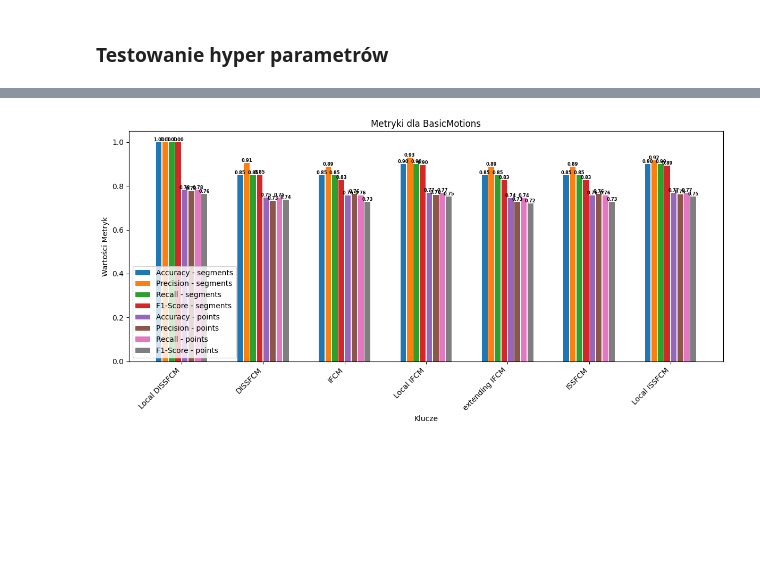
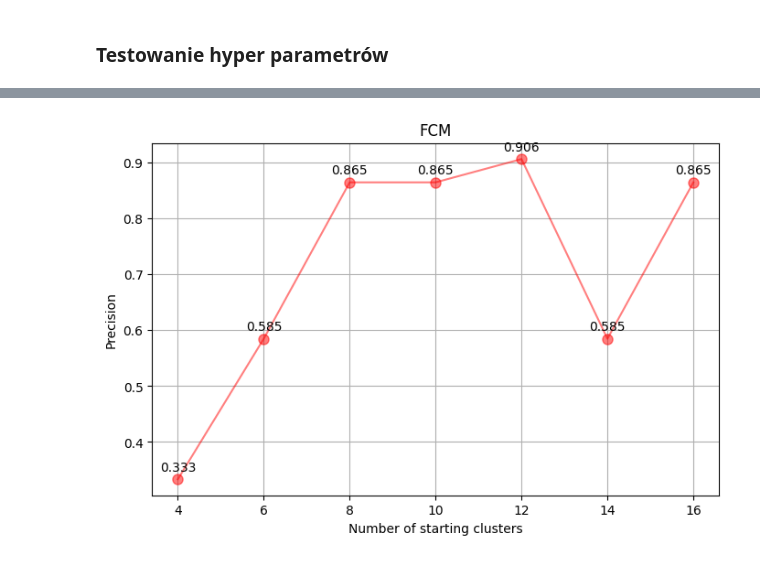
Before and after one commit to JakKepka/FuzzyClusteringAlgorithms, a Jupyter notebook: jupyter-notebooks/test_hyperparameter.ipynb, the cells around one changed output, grey strips where cells are left out. Drawn from its saved outputs; the diff is of its cells as text; code cells hidden in the pictures; blank space fills up the shorter version.

```diff
--- a/jupyter-notebooks/test_hyperparameter.ipynb
+++ b/jupyter-notebooks/test_hyperparameter.ipynb
@@ -63,4 +83,0 @@ Czas wykonania wszystkich algorytmów: 61.50497317314148 sekund
-# %%
-plot_metrics_by_dataset([output], [dataset_name])
-# %% [output]
-[figure, removed]
@@ -66,0 +123,28 @@ plot_metrics_by_dataset([output], [dataset_name])
+# %%
+import matplotlib.pyplot as plt
+
+def plot_statistics_for_algorithm(precisions, algorithm='FCM'):
+    # Tworzenie wykresu
+    plt.figure(figsize=(8, 5))
+
+    # Rysowanie linii z punktami w przezroczystym czerwonym kolorze
+    plt.plot(n_clusters_list, precisions, marker='o', linestyle='-', color=(1, 0, 0, 0.5), markersize=8)
+
+    plt.xlabel("Number of starting clusters")
+    plt.ylabel("Precision")
+    plt.title(algorithm)
+
+    # Opcjonalnie dodawanie etykiet do punktów
+    for i, v in enumerate(precisions):
+        plt.text(n_clusters_list[i], v + 0.01, f"{v:.3f}", ha='center', va='bottom')
+
+    plt.grid()  # Opcjonalnie dodaje siatkę
+    plt.show()
+# %%
+algorithm='FCM'
+
+names, precisions = get_statistics_for_non_incrmental_algorithm(algorithm=algorithm)
+
+plot_statistics_for_algorithm(precisions, algorithm)
+# %% [output]
+[figure, added]
```
Also changed, not shown: parts of 11 cells of this notebook, 4 other files.
